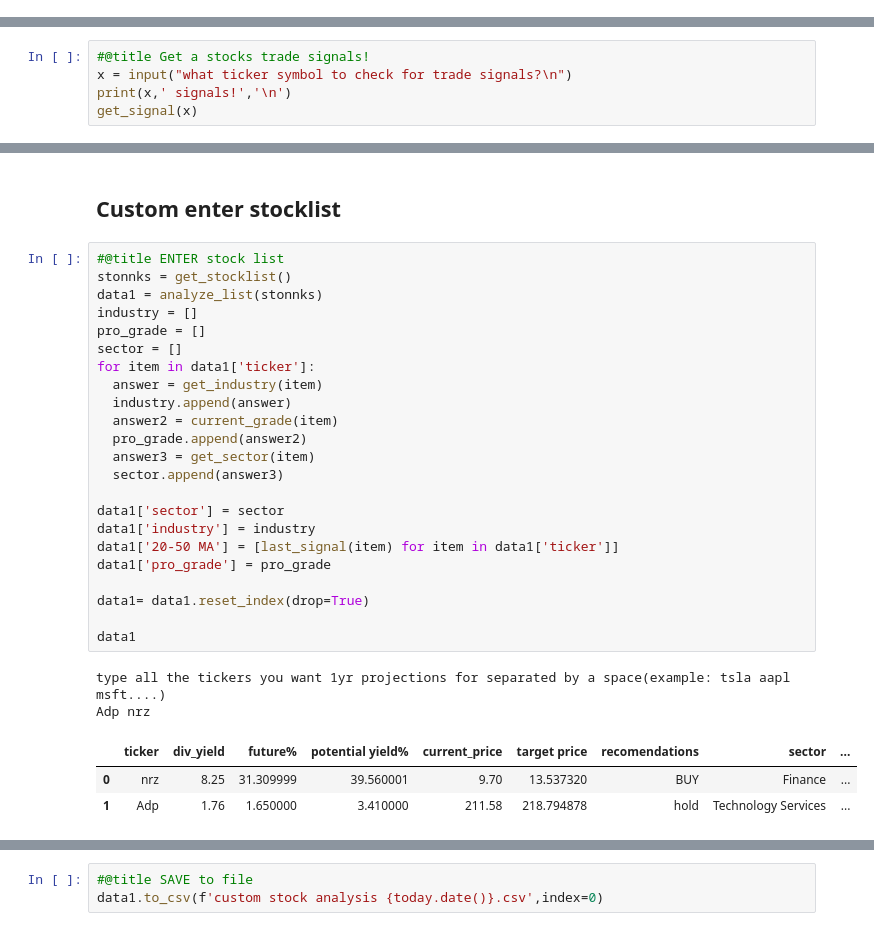
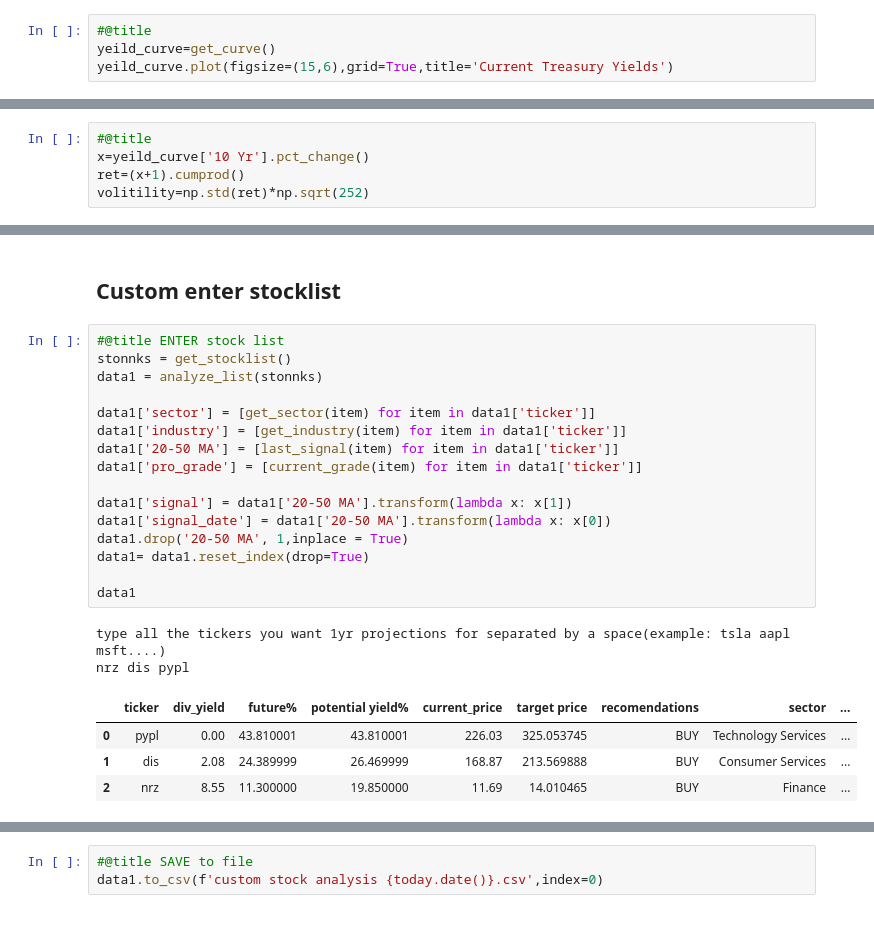
Before and after one commit to CodeBrk3R/Projects, a Jupyter notebook: portfolio_checker.ipynb, the cells around one changed output, grey strips where cells are left out. Drawn from its saved outputs; the diff is of its cells as text.

```diff
--- a/portfolio_checker.ipynb
+++ b/portfolio_checker.ipynb
@@ -337,0 +349,4 @@ data
+# %%
+#@title
+yeild_curve=get_curve()
+yeild_curve.plot(figsize=(15,6),grid=True,title='Current Treasury Yields')
@@ -337,0 +356,5 @@ data
+# %%
+#@title
+x=yeild_curve['10 Yr'].pct_change()
+ret=(x+1).cumprod()
+volitility=np.std(ret)*np.sqrt(252)
@@ -353,5 +409,0 @@ data
-# %%
-#@title Get a stocks trade signals!
-x = input("what ticker symbol to check for trade signals?\n")
-print(x,' signals!','\n')
-get_signal(x)
@@ -610,29 +640,23 @@ data2.to_csv(f'my portfolio analysis {today.date()}.csv',index=0)
 # %%
 #@title ENTER stock list
 stonnks = get_stocklist()
 data1 = analyze_list(stonnks)
-industry = []
-pro_grade = []
-sector = []
-for item in data1['ticker']:
-  answer = get_industry(item)
-  industry.append(answer)
-  answer2 = current_grade(item)
-  pro_grade.append(answer2)
-  answer3 = get_sector(item)
-  sector.append(answer3)
 
-data1['sector'] = sector
-data1['industry'] = industry
+data1['sector'] = [get_sector(item) for item in data1['ticker']]
+data1['industry'] = [get_industry(item) for item in data1['ticker']]
 data1['20-50 MA'] = [last_signal(item) for item in data1['ticker']]
-data1['pro_grade'] = pro_grade
+data1['pro_grade'] = [current_grade(item) for item in data1['ticker']]
 
+data1['signal'] = data1['20-50 MA'].transform(lambda x: x[1])
+data1['signal_date'] = data1['20-50 MA'].transform(lambda x: x[0])
+data1.drop('20-50 MA', 1,inplace = True)
 data1= data1.reset_index(drop=True)
 
 data1
 # %% [output]
 type all the tickers you want 1yr projections for separated by a space(example: tsla aapl msft....)
-Adp nrz
+nrz dis pypl
 |  | ticker | div_yield | future% | potential yield% | current_price | target price | recomendations | sector | ... |
-| 0 | nrz | 8.25 | 31.309999 | 39.560001 | 9.70 | 13.537320 | BUY | Finance | ... |
-| 1 | Adp | 1.76 | 1.650000 | 3.410000 | 211.58 | 218.794878 | hold | Technology Services | ... |
+| 0 | pypl | 0.00 | 43.810001 | 43.810001 | 226.03 | 325.053745 | BUY | Technology Services | ... |
+| 1 | dis | 2.08 | 24.389999 | 26.469999 | 168.87 | 213.569888 | BUY | Consumer Services | ... |
+| 2 | nrz | 8.55 | 11.300000 | 19.850000 | 11.69 | 14.010465 | BUY | Finance | ... |
```
Also changed, not shown: parts of 33 cells of this notebook.
